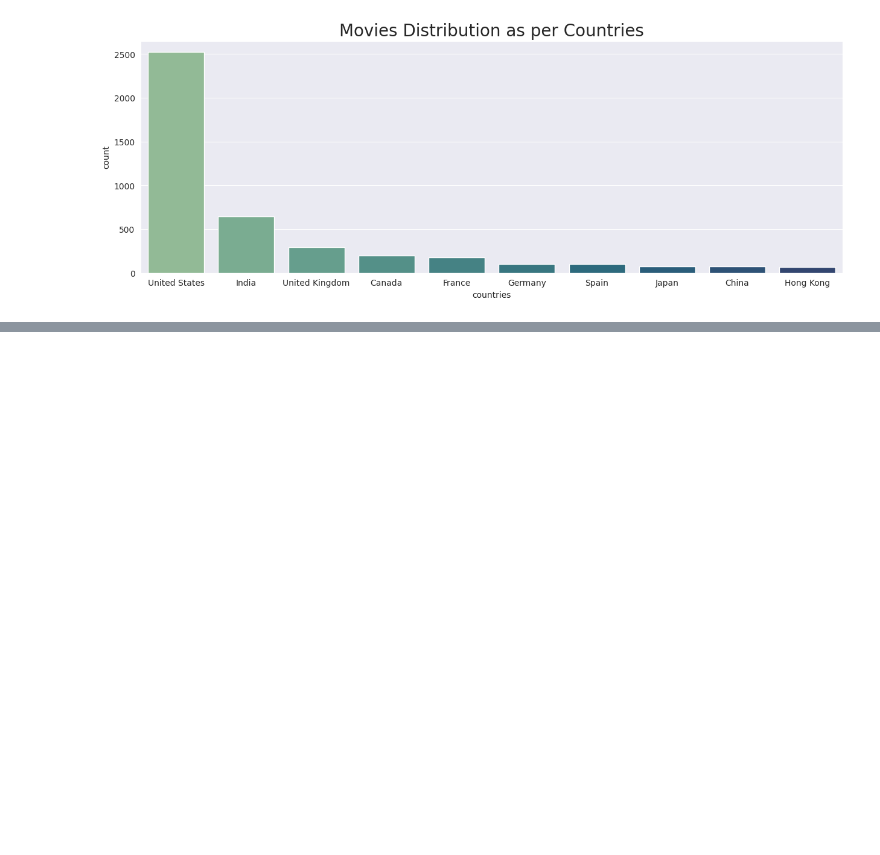
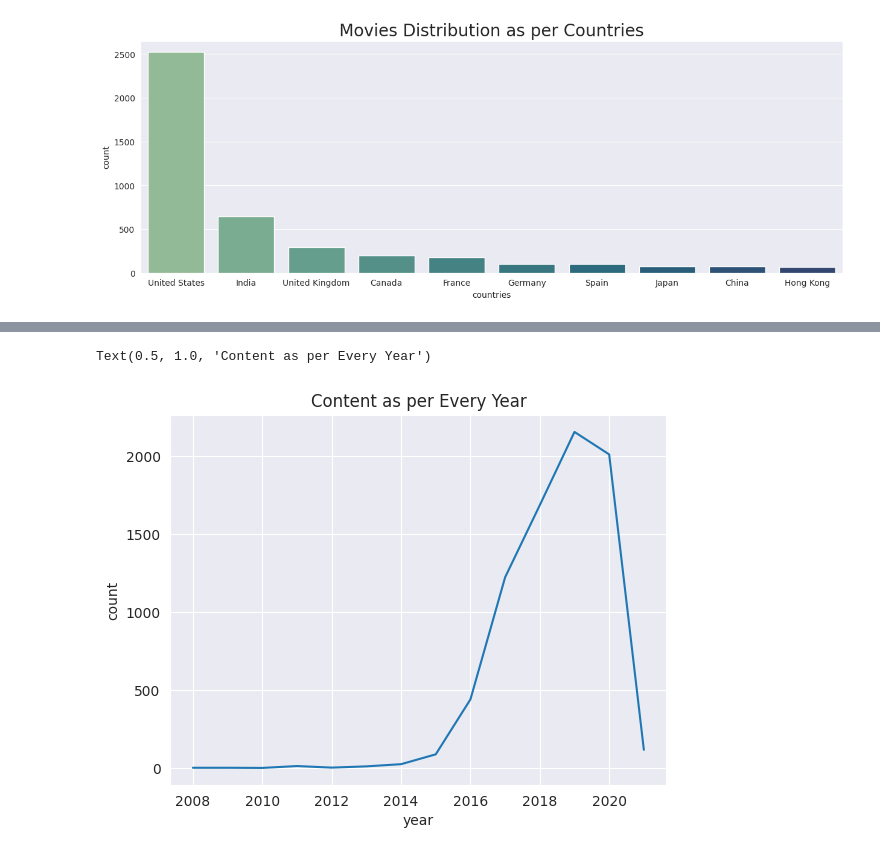
Before and after one commit to Agnik-git-sys/Netflix_Data_Analysis, a Jupyter notebook: Netflix_Data_Analysis.ipynb, the cells around one changed output, grey strips where cells are left out. Saved outputs shown, nothing was run; the diff lists cells and outputs as text; code cells hidden in the pictures; blank space fills up the shorter version.

```diff
--- a/Netflix_Data_Analysis.ipynb
+++ b/Netflix_Data_Analysis.ipynb
@@ -627,0 +712,3 @@ Text(0.5, 1.0, 'Movies Distribution as per Countries')
+# %%
+content_year_df = df['year'].value_counts().reset_index()
+print(content_year_df)
@@ -627,0 +731,5 @@ Text(0.5, 1.0, 'Movies Distribution as per Countries')
+# %%
+sns.lineplot(data=content_year_df,x="year",y="count").set_title("Content as per Every Year")
+# %% [output]
+Text(0.5, 1.0, 'Content as per Every Year')
+[figure, added]
```
Also changed, not shown: parts of 18 cells of this notebook.
